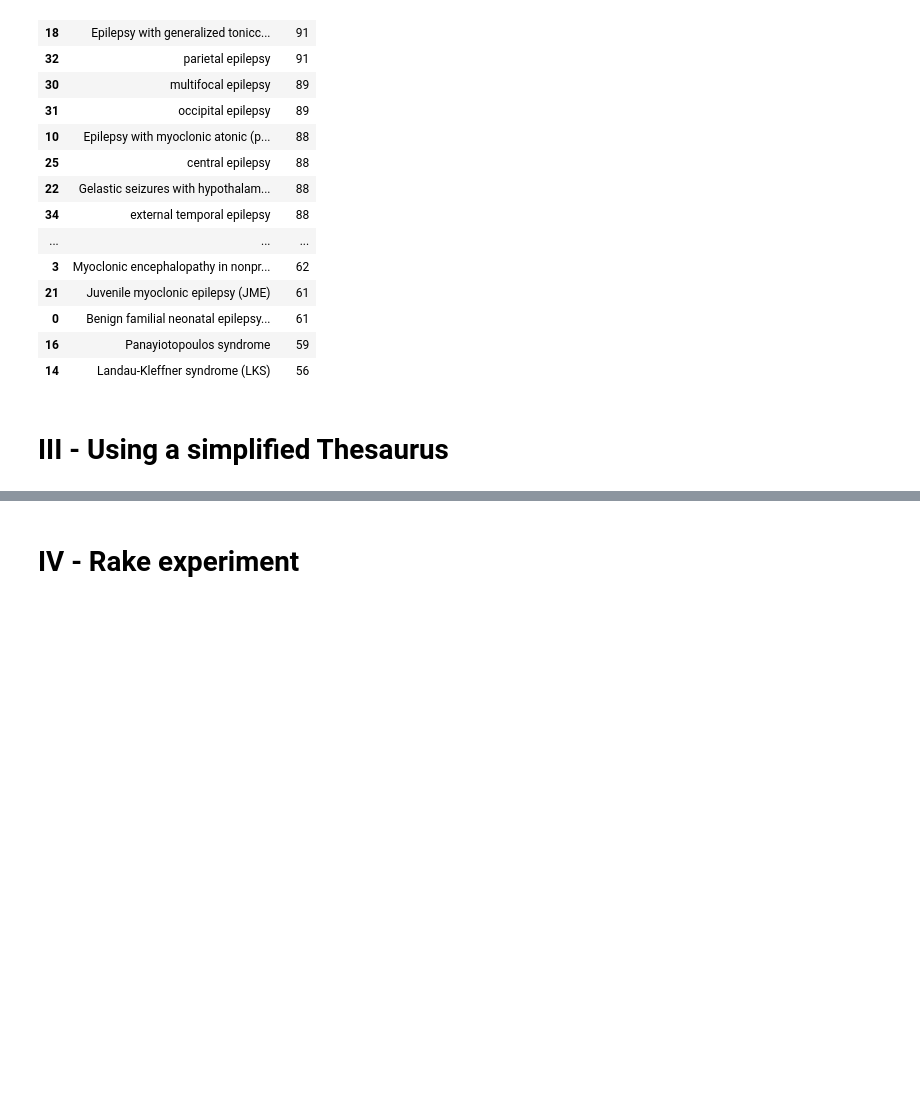
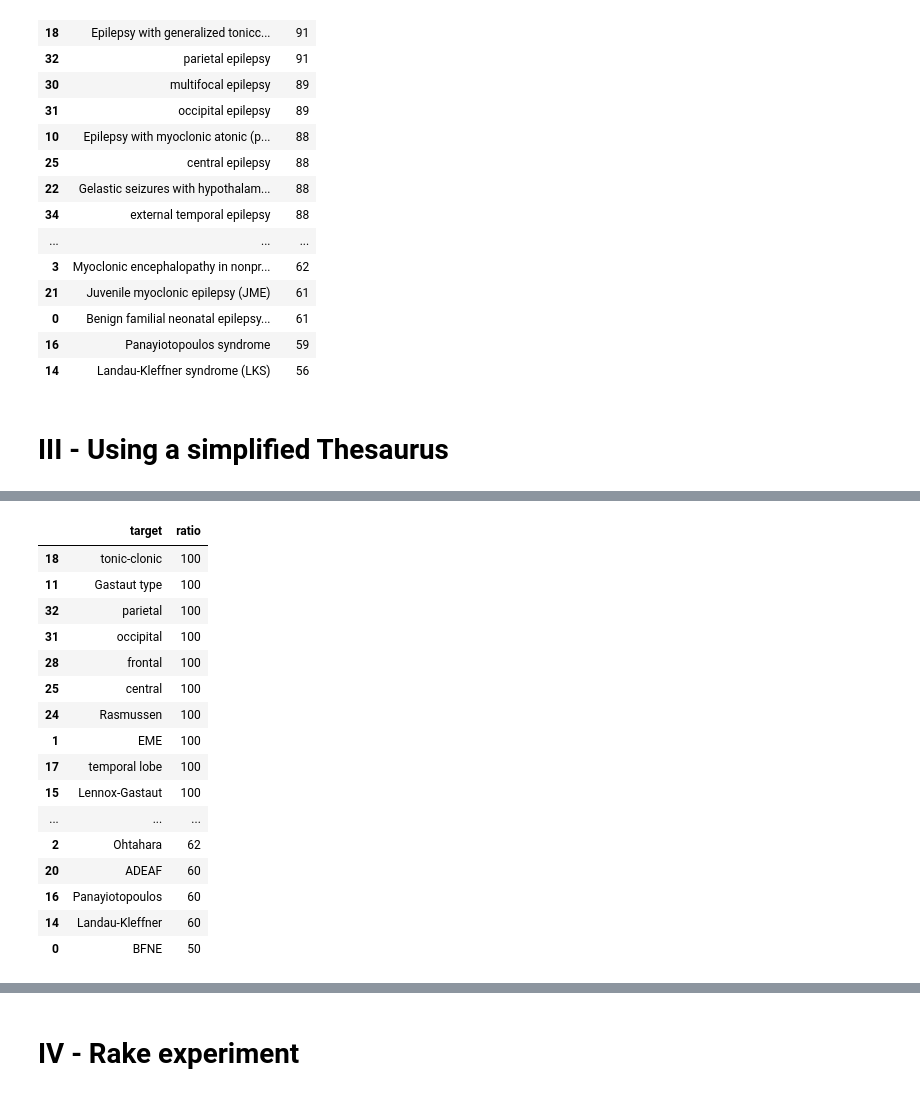
Before and after one commit to alexisgcomte/projet_aura_classification, a Jupyter notebook: B. first automatic tag detection.ipynb, the cells around one changed output, grey strips where cells are left out. Saved outputs shown, nothing was run; the diff lists cells and outputs as text; code cells hidden in the pictures; blank space fills up the shorter version.

```diff
--- a/B. first automatic tag detection.ipynb
+++ b/B. first automatic tag detection.ipynb
@@ -265,0 +279,18 @@ df_results_by_sentence.to_csv('df_results_by_sentence.csv')
+# %%
+
+# We will calculate the token_sort_ratio for each thesaury therme and update it in a result dataset
+
+%time
+classification_dataset_simple = classification_dataset.iloc[:,0:2]
+
+for i in tqdm(list(thesaurus_simplified['symptome-en-simple'].unique())):
+    classification_dataset_simple[i] = classification_dataset_simple['report'].apply(lambda x: partial_ratio_by_sentence(x, i))
+
+df_results_simple = pd.DataFrame(data=classification_dataset_simple.columns[2:], columns=['target'])
+df_results_simple['ratio'] = df_results_simple['target'].apply(lambda x: (classification_dataset_simple[x]).max())
+
+# What can we predict at best?
+df_results_simple = df_results_simple.sort_values(by='ratio', ascending=False)
+df_results_simple.to_csv('df_results_simple.csv')
+df_results_simple
+# %% [output]
@@ -265,0 +298,17 @@ df_results_by_sentence.to_csv('df_results_by_sentence.csv')
+|  | target | ratio |
+| 18 | tonic-clonic | 100 |
+| 11 | Gastaut type | 100 |
+| 32 | parietal | 100 |
+| 31 | occipital | 100 |
+| 28 | frontal | 100 |
+| 25 | central | 100 |
+| 24 | Rasmussen | 100 |
+| 1 | EME | 100 |
+| 17 | temporal lobe | 100 |
+| 15 | Lennox-Gastaut | 100 |
+| ... | ... | ... |
+| 2 | Ohtahara | 62 |
+| 20 | ADEAF | 60 |
+| 16 | Panayiotopoulos | 60 |
+| 14 | Landau-Kleffner | 60 |
+| 0 | BFNE | 50 |
```
Also changed, not shown: parts of 11 cells of this notebook, 2 other files.
